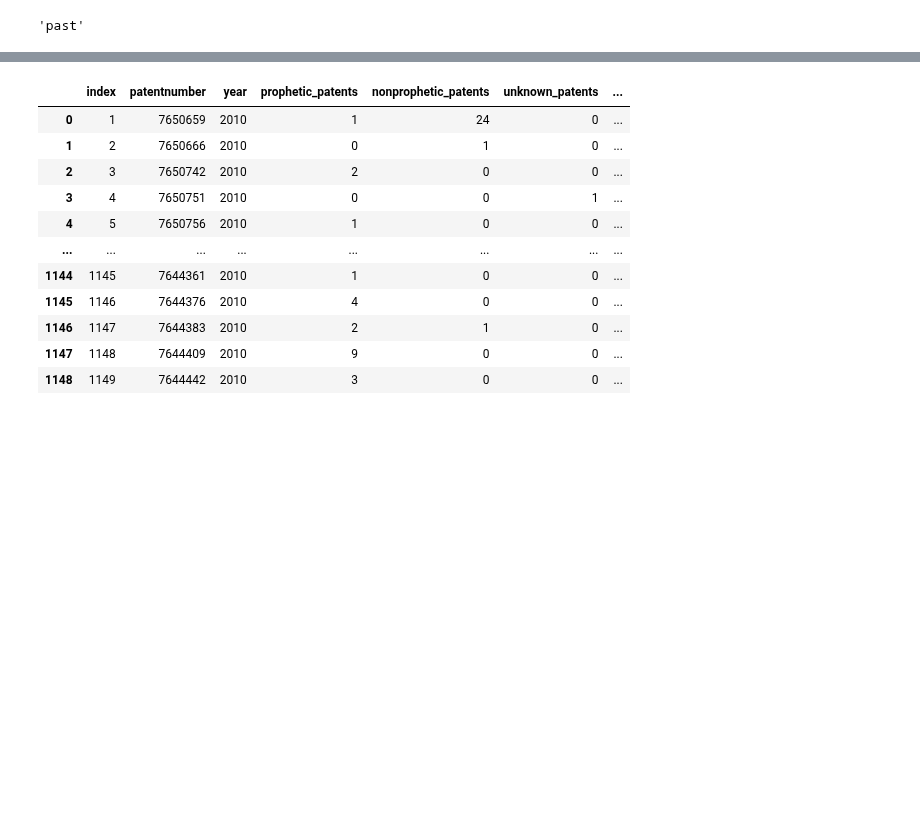
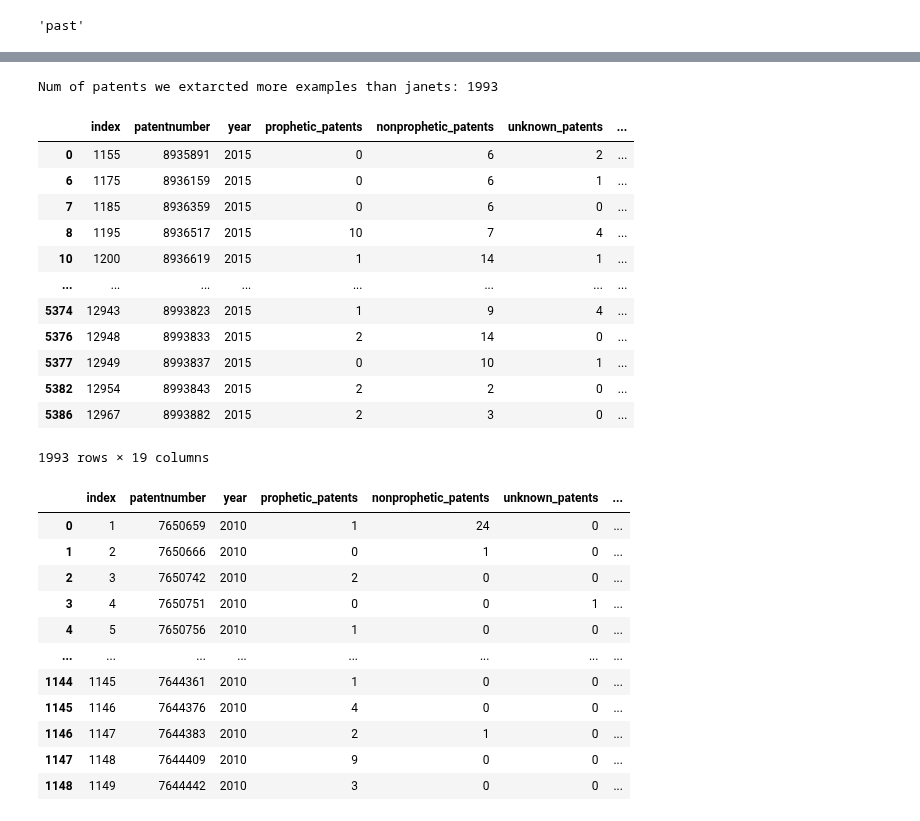
Before and after one commit to AmirMohammadiKarbalaei/prophetic_patents, a Jupyter notebook: notebooks/freilich_test_set.ipynb, the cells around one changed output, grey strips where cells are left out. Drawn from its saved outputs; the diff is of its cells as text; code cells hidden in the pictures; blank space fills up the shorter version.

```diff
--- a/notebooks/freilich_test_set.ipynb
+++ b/notebooks/freilich_test_set.ipynb
@@ -339,3 +382,21 @@ df_check[(df_check.Total_Extracted<df_check.Total_Freilich)]
+# %%
+print(f"Num of patents we extarcted more examples than janets: {len(df_check[(df_check.Total_Extracted>df_check.Total_Freilich)])}")
+df_check[(df_check.Total_Extracted>df_check.Total_Freilich)]
+# %% [output]
+Num of patents we extarcted more examples than janets: 1993
+|  | index | patentnumber | year | prophetic_patents | nonprophetic_patents | unknown_patents | ... |
+| 0 | 1155 | 8935891 | 2015 | 0 | 6 | 2 | ... |
+| 6 | 1175 | 8936159 | 2015 | 0 | 6 | 1 | ... |
+| 7 | 1185 | 8936359 | 2015 | 0 | 6 | 0 | ... |
+| 8 | 1195 | 8936517 | 2015 | 10 | 7 | 4 | ... |
+| 10 | 1200 | 8936619 | 2015 | 1 | 14 | 1 | ... |
+| ... | ... | ... | ... | ... | ... | ... | ... |
+| 5374 | 12943 | 8993823 | 2015 | 1 | 9 | 4 | ... |
+| 5376 | 12948 | 8993833 | 2015 | 2 | 14 | 0 | ... |
+| 5377 | 12949 | 8993837 | 2015 | 0 | 10 | 1 | ... |
+| 5382 | 12954 | 8993843 | 2015 | 2 | 2 | 0 | ... |
+| 5386 | 12967 | 8993882 | 2015 | 2 | 3 | 0 | ... |
+1993 rows × 19 columns
 # %%
 conn = sql.connect("../app/db/patents.db")
 cursor = conn.cursor()
```
Also changed, not shown: parts of 6 cells of this notebook, 5 other files.
